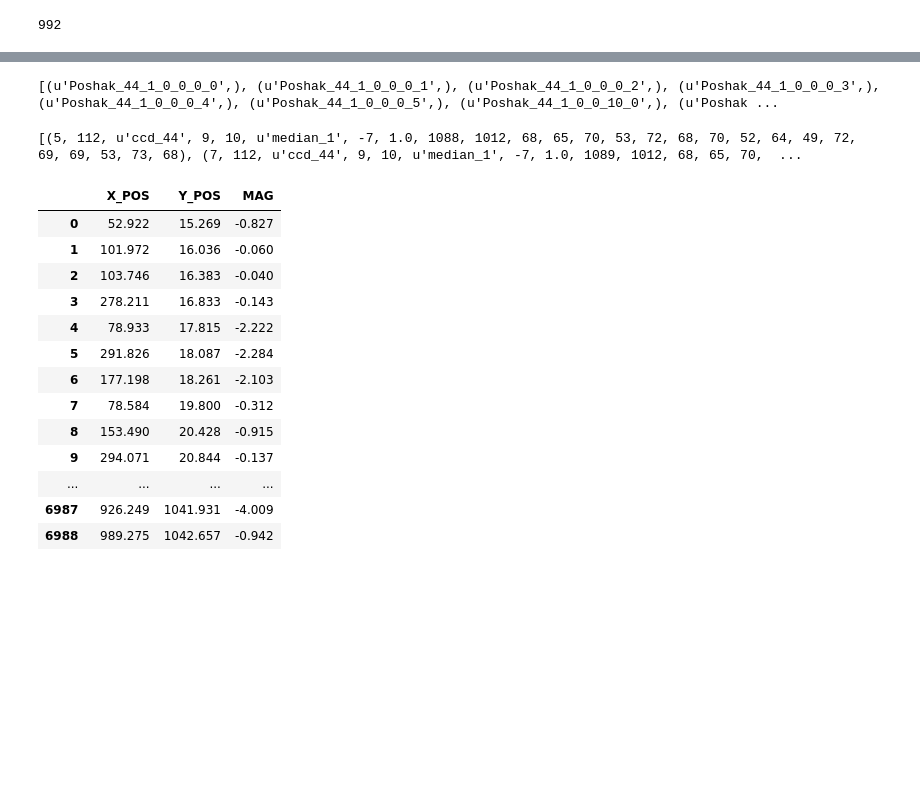
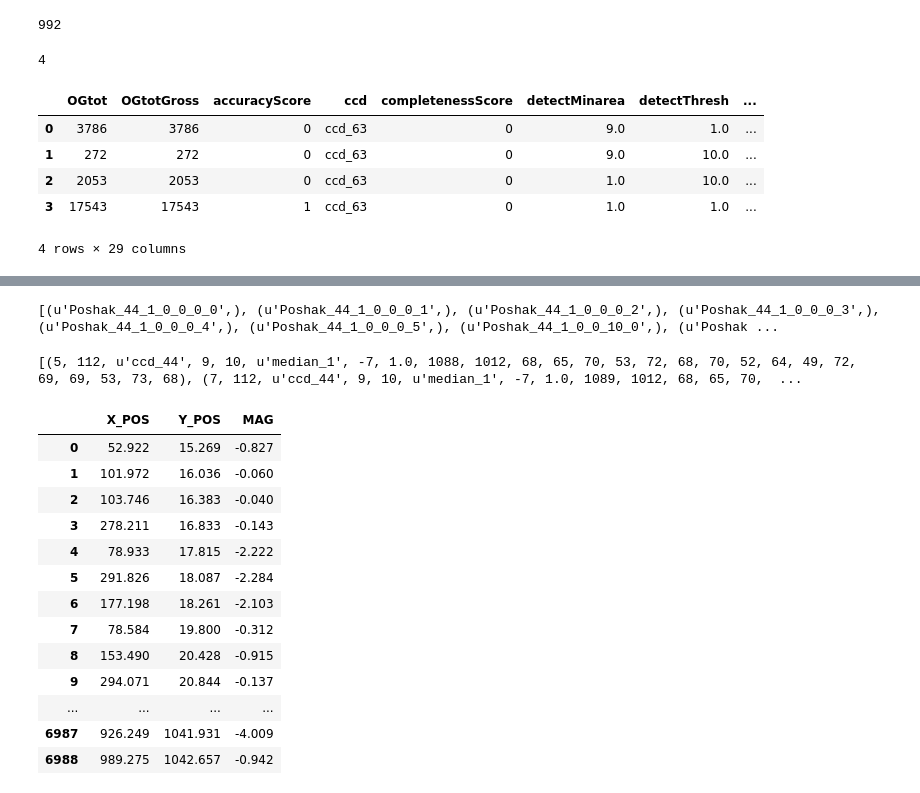
Before and after one commit to mj1e16lsst/keplerPhotometry, a Jupyter notebook: repo-updateStarlist-pyversion.ipynb, the cells around one changed output, grey strips where cells are left out. Saved outputs shown, nothing was run; the diff lists cells and outputs as text; code cells hidden in the pictures; blank space fills up the shorter version.

```diff
--- a/repo-updateStarlist-pyversion.ipynb
+++ b/repo-updateStarlist-pyversion.ipynb
@@ -27,3 +29,19 @@ a = cursor.fetchall()
 print(len(a))
 # %% [output]
 992
+# %%
+df = pd.read_sql('SELECT * FROM resultsTestarino_63_1_1', con=engine)
+#a = cursor.fetchall()
+print(len(df))
+#df = pd.DataFrame(a)
+# %% [output]
+4
+# %%
+df
+# %% [output]
+|  | OGtot | OGtotGross | accuracyScore | ccd | completenessScore | detectMinarea | detectThresh | ... |
+| 0 | 3786 | 3786 | 0 | ccd_63 | 0 | 9.0 | 1.0 | ... |
+| 1 | 272 | 272 | 0 | ccd_63 | 0 | 9.0 | 10.0 | ... |
+| 2 | 2053 | 2053 | 0 | ccd_63 | 0 | 1.0 | 10.0 | ... |
+| 3 | 17543 | 17543 | 1 | ccd_63 | 0 | 1.0 | 1.0 | ... |
+4 rows × 29 columns
```
Also changed, not shown: parts of 5 cells of this notebook, 13 other files.
